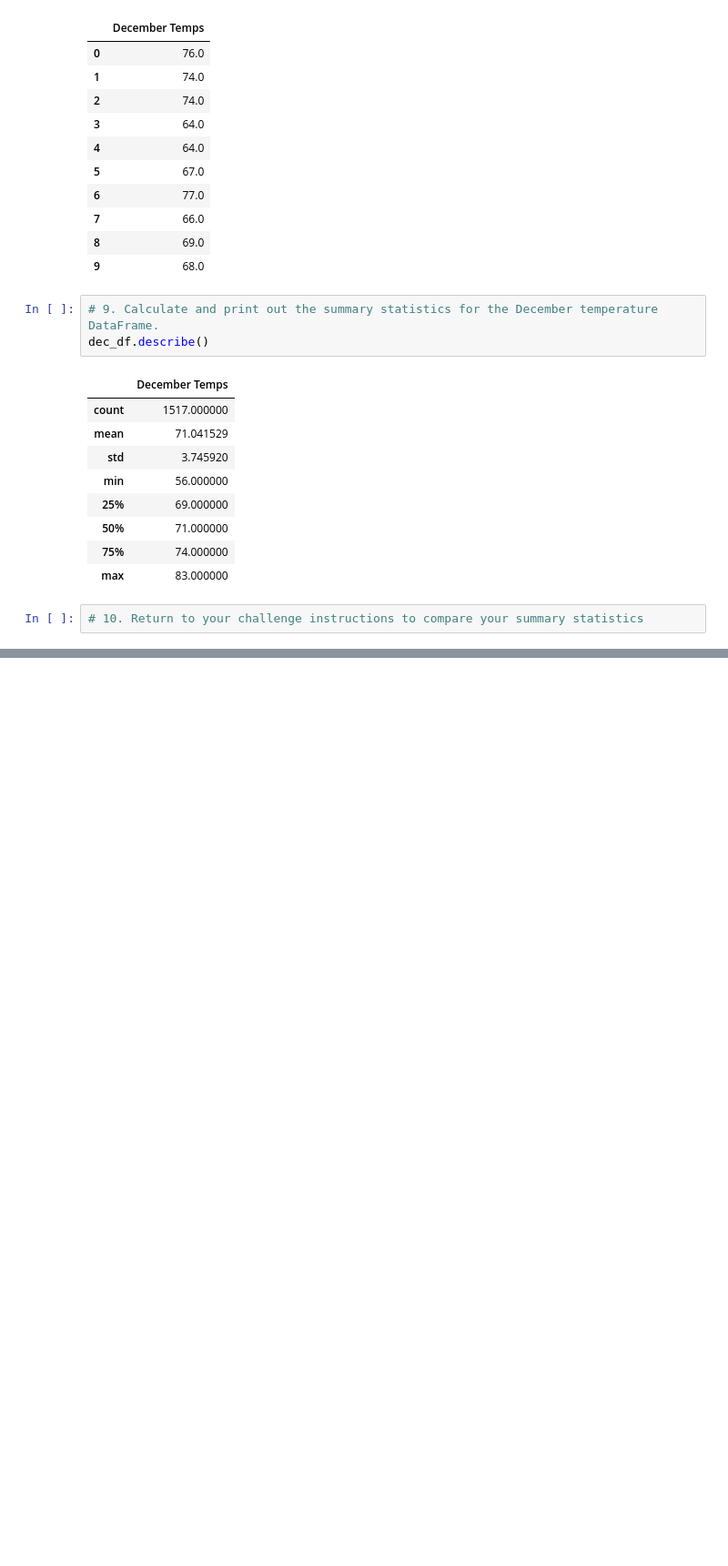
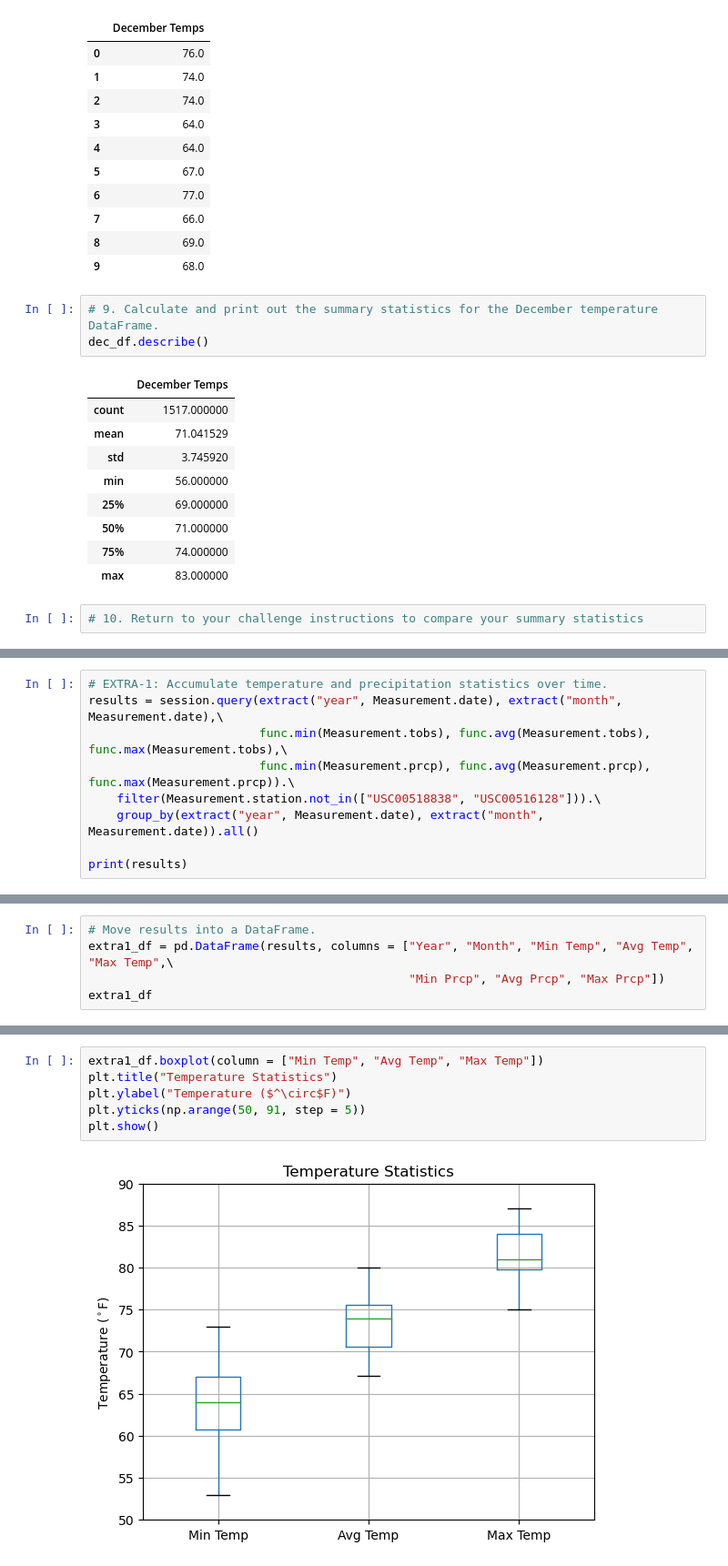
Before and after one commit to Owen-Wang1234/surfs_up, a Jupyter notebook: SurfsUp_Challenge.ipynb, the cells around one changed output, grey strips where cells are left out. Shown at 91% size. Drawn from its saved outputs; the diff is of its cells as text; blank space fills up the shorter version.

```diff
--- a/SurfsUp_Challenge.ipynb
+++ b/SurfsUp_Challenge.ipynb
@@ -107,0 +134,9 @@ dec_df.describe()
+# %%
+# EXTRA-1: Accumulate temperature and precipitation statistics over time.
+results = session.query(extract("year", Measurement.date), extract("month", Measurement.date),\
+                        func.min(Measurement.tobs), func.avg(Measurement.tobs), func.max(Measurement.tobs),\
+                        func.min(Measurement.prcp), func.avg(Measurement.prcp), func.max(Measurement.prcp)).\
+    filter(Measurement.station.not_in(["USC00518838", "USC00516128"])).\
+    group_by(extract("year", Measurement.date), extract("month", Measurement.date)).all()
+
+print(results)
@@ -107,0 +145,5 @@ dec_df.describe()
+# %%
+# Move results into a DataFrame.
+extra1_df = pd.DataFrame(results, columns = ["Year", "Month", "Min Temp", "Avg Temp", "Max Temp",\
+                                             "Min Prcp", "Avg Prcp", "Max Prcp"])
+extra1_df
@@ -107,0 +164,8 @@ dec_df.describe()
+# %%
+extra1_df.boxplot(column = ["Min Temp", "Avg Temp", "Max Temp"])
+plt.title("Temperature Statistics")
+plt.ylabel("Temperature ($^\circ$F)")
+plt.yticks(np.arange(50, 91, step = 5))
+plt.show()
+# %% [output]
+[figure, added]
```
Also changed, not shown: parts of 11 cells of this notebook, 8 other files.
